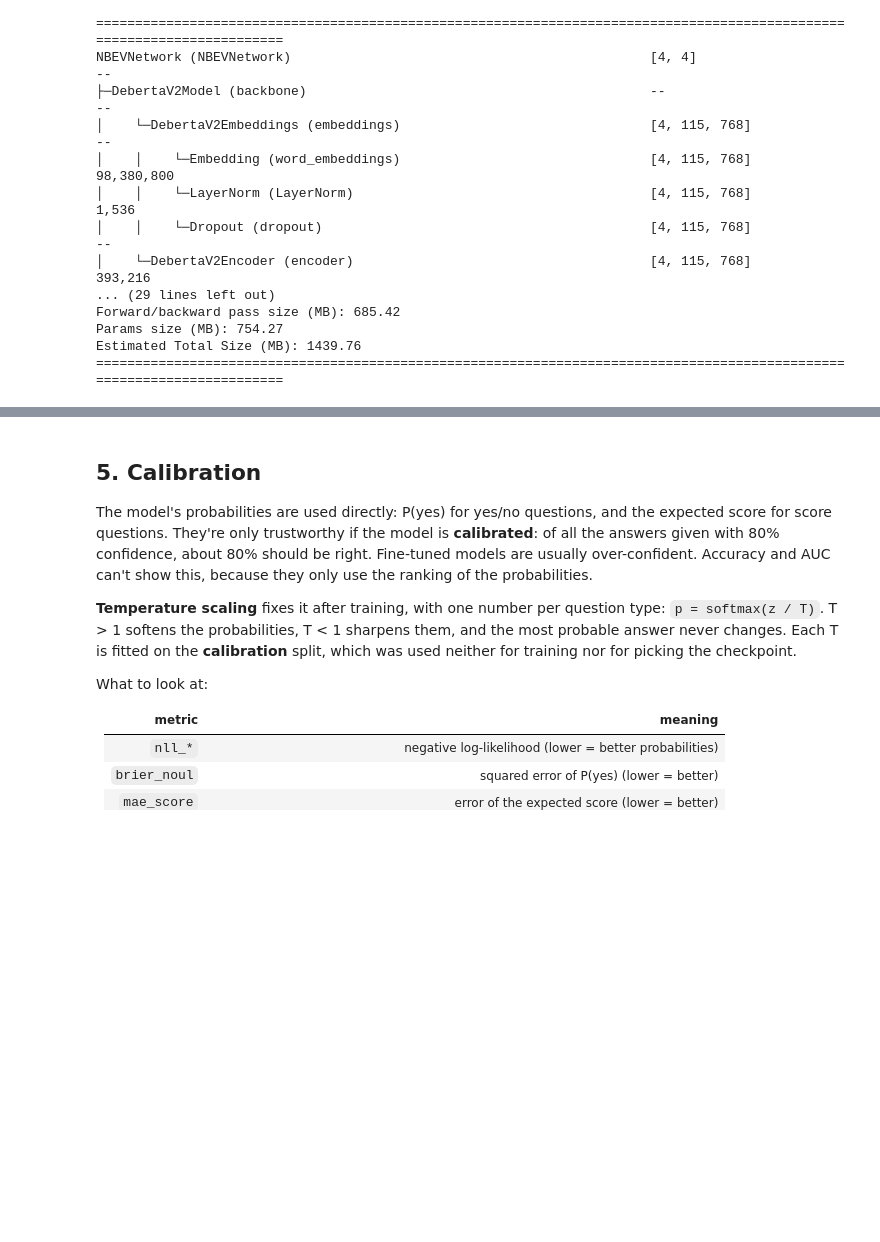
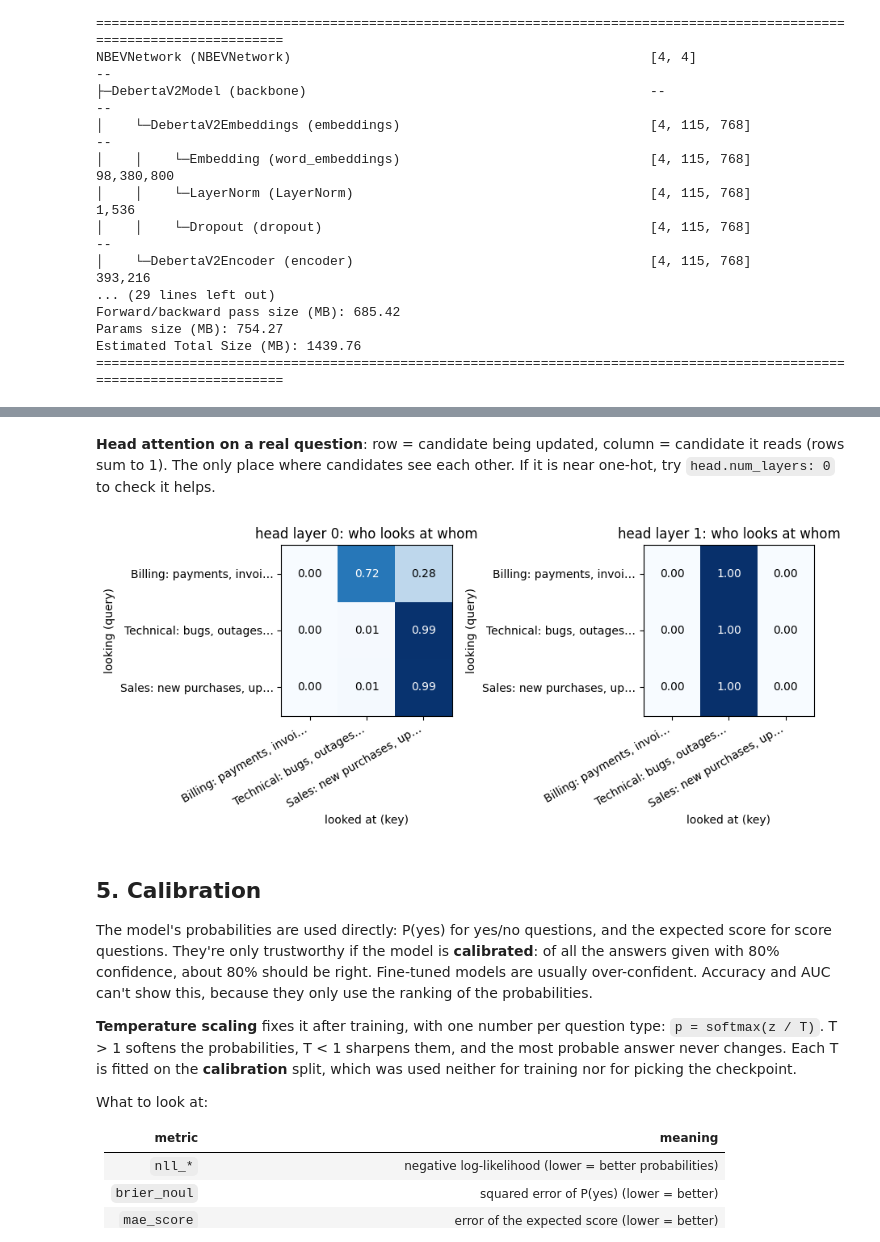
Before and after one commit to Alichnikof/nbev, a Jupyter notebook: deberta_full_walkthrough.ipynb, the cells around one changed output, grey strips where cells are left out. Saved outputs shown, nothing was run; the diff lists cells and outputs as text; code cells hidden in the pictures; blank space fills up the shorter version.

```diff
--- a/deberta_full_walkthrough.ipynb
+++ b/deberta_full_walkthrough.ipynb
@@ -316,3 +389,14 @@ draw_head_graph(network)
+# %% [markdown]
+**Head attention on a real question**: row = candidate being updated, column = candidate it reads (rows sum to 1). The only place where candidates see each other. If it is near one-hot, try `head.num_layers: 0` to check it helps.
+# %%
+ticket = ("Hi, I was charged twice for my March invoice (order #4821). I have contacted you three times already "
+          "and nobody answers. If this is not refunded by Friday I will cancel my subscription.")
+teams = {"Billing": "payments, invoices, refunds", "Technical": "bugs, outages, login problems",
+         "Sales": "new purchases, upgrades, pricing questions"}
+weights, candidates = head_attention(network, config, device, ticket, "Which department should handle this ticket?", "choice", teams)
+plot_head_attention(weights, candidates)
+# %% [output]
+[figure, added]
 # %% [markdown]
 ## 5. Calibration
 
```
Also changed, not shown: parts of 25 cells of this notebook, 13 other files.
